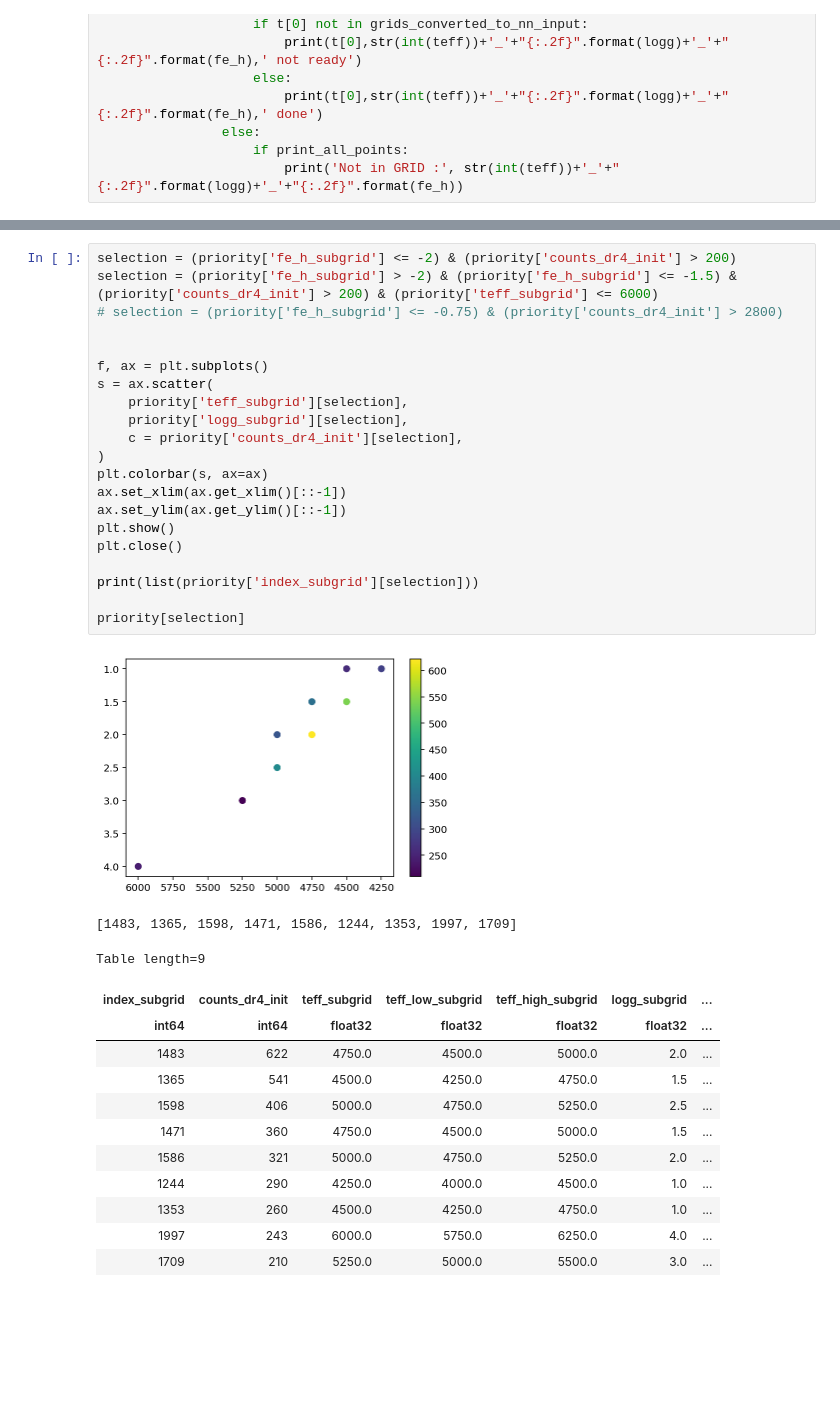
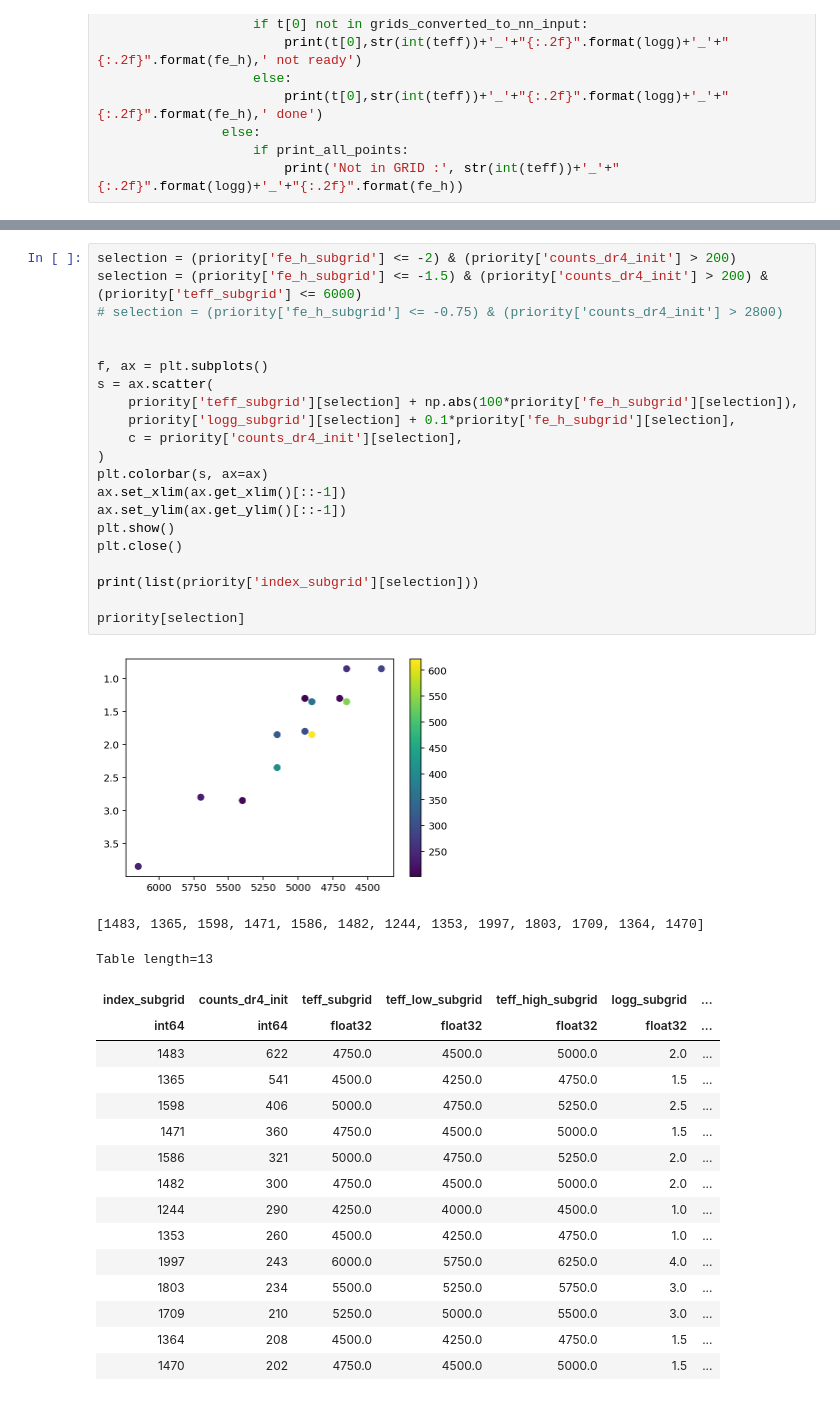
Before and after one commit to svenbuder/GALAH_DR4, a Jupyter notebook: spectrum_grids/galah_dr4_grid_calculation_priority_new_grid.ipynb, the cells around one changed output, grey strips where cells are left out. Cells and saved outputs as stored; diff of their text form; blank space fills up the shorter version.

```diff
--- a/spectrum_grids/galah_dr4_grid_calculation_priority_new_grid.ipynb
+++ b/spectrum_grids/galah_dr4_grid_calculation_priority_new_grid.ipynb
@@ -218,28 +309,28 @@ print(len(grids_done),len(grids_done) * 280)
 # %%
 selection = (priority['fe_h_subgrid'] <= -2) & (priority['counts_dr4_init'] > 200)
-selection = (priority['fe_h_subgrid'] > -2) & (priority['fe_h_subgrid'] <= -1.5) & (priority['counts_dr4_init'] > 200) & (priority['teff_subgrid'] <= 6000)
+selection = (priority['fe_h_subgrid'] <= -1.5) & (priority['counts_dr4_init'] > 200) & (priority['teff_subgrid'] <= 6000)
 # selection = (priority['fe_h_subgrid'] <= -0.75) & (priority['counts_dr4_init'] > 2800)
 
 
 f, ax = plt.subplots()
 s = ax.scatter(
-    priority['teff_subgrid'][selection],
-    priority['logg_subgrid'][selection],
+    priority['teff_subgrid'][selection] + np.abs(100*priority['fe_h_subgrid'][selection]),
+    priority['logg_subgrid'][selection] + 0.1*priority['fe_h_subgrid'][selection],
     c = priority['counts_dr4_init'][selection],
 )
 plt.colorbar(s, ax=ax)
 ax.set_xlim(ax.get_xlim()[::-1])
 ax.set_ylim(ax.get_ylim()[::-1])
 plt.show()
 plt.close()
 
 print(list(priority['index_subgrid'][selection]))
 
 priority[selection]
 # %% [output]
-[figure, old version]
+[figure, new version]
-[1483, 1365, 1598, 1471, 1586, 1244, 1353, 1997, 1709]
+[1483, 1365, 1598, 1471, 1586, 1482, 1244, 1353, 1997, 1803, 1709, 1364, 1470]
-Table length=9
+Table length=13
 | index_subgrid | counts_dr4_init | teff_subgrid | teff_low_subgrid | teff_high_subgrid | logg_subgrid | ... |
 | int64 | int64 | float32 | float32 | float32 | float32 | ... |
 | 1483 | 622 | 4750.0 | 4500.0 | 5000.0 | 2.0 | ... |
@@ -247,10 +338,14 @@ Table length=9
 | 1598 | 406 | 5000.0 | 4750.0 | 5250.0 | 2.5 | ... |
 | 1471 | 360 | 4750.0 | 4500.0 | 5000.0 | 1.5 | ... |
 | 1586 | 321 | 5000.0 | 4750.0 | 5250.0 | 2.0 | ... |
+| 1482 | 300 | 4750.0 | 4500.0 | 5000.0 | 2.0 | ... |
 | 1244 | 290 | 4250.0 | 4000.0 | 4500.0 | 1.0 | ... |
 | 1353 | 260 | 4500.0 | 4250.0 | 4750.0 | 1.0 | ... |
 | 1997 | 243 | 6000.0 | 5750.0 | 6250.0 | 4.0 | ... |
+| 1803 | 234 | 5500.0 | 5250.0 | 5750.0 | 3.0 | ... |
 | 1709 | 210 | 5250.0 | 5000.0 | 5500.0 | 3.0 | ... |
+| 1364 | 208 | 4500.0 | 4250.0 | 4750.0 | 1.5 | ... |
+| 1470 | 202 | 4750.0 | 4500.0 | 5000.0 | 1.5 | ... |
 # %%
 # ALREADY DONE
 selection = [
```
Also changed, not shown: parts of 16 cells of this notebook, 4 other files.
